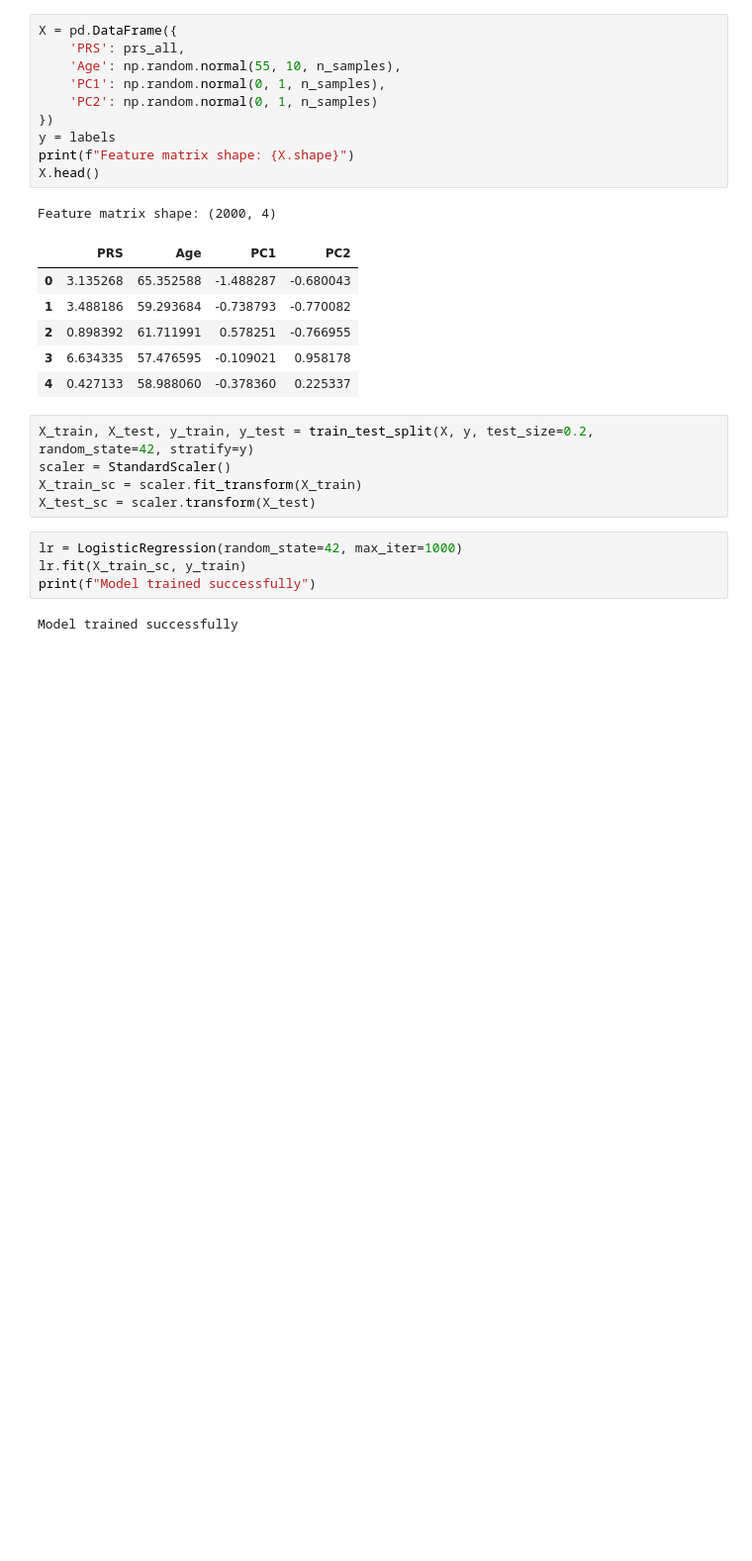
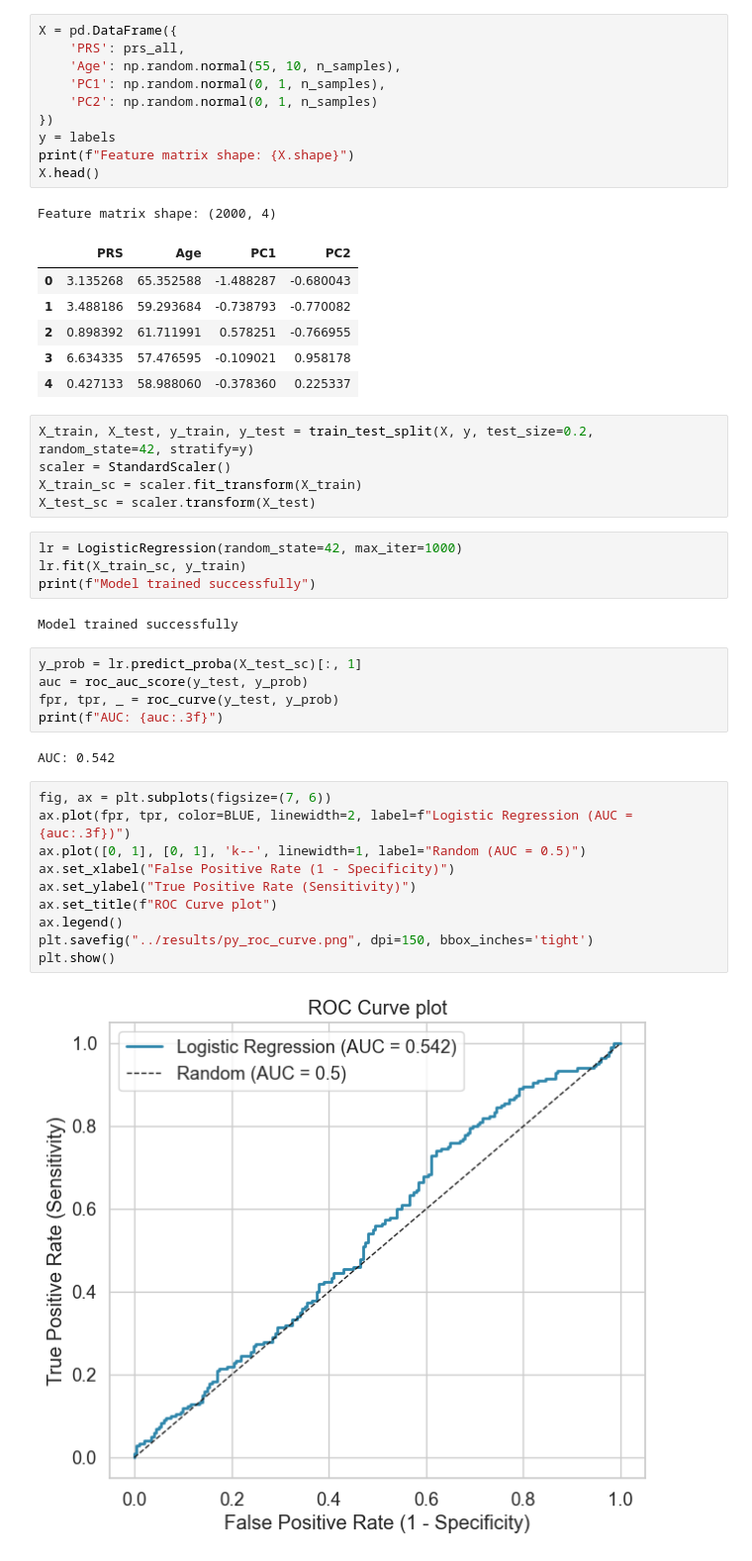
Before and after one commit to Tejasvini435/cancer-prs-analysis, a Jupyter notebook: Projects/cancer-prs-analysis/notebooks/02_prs_ml_analysis.ipynb, the cells around one changed output. Shown at 99% size. Drawn from its saved outputs; the diff is of its cells as text; blank space fills up the shorter version.

Commit message:
Complete Python notebook: ROC curve and interpretation

```diff
--- a/Projects/cancer-prs-analysis/notebooks/02_prs_ml_analysis.ipynb
+++ b/Projects/cancer-prs-analysis/notebooks/02_prs_ml_analysis.ipynb
@@ -223,3 +223,22 @@ lr.fit(X_train_sc, y_train)
 print(f"Model trained successfully")
 # %% [output]
 Model trained successfully
+# %%
+y_prob = lr.predict_proba(X_test_sc)[:, 1]
+auc = roc_auc_score(y_test, y_prob)
+fpr, tpr, _ = roc_curve(y_test, y_prob)
+print(f"AUC: {auc:.3f}")
+# %% [output]
+AUC: 0.542
+# %%
+fig, ax = plt.subplots(figsize=(7, 6))
+ax.plot(fpr, tpr, color=BLUE, linewidth=2, label=f"Logistic Regression (AUC = {auc:.3f})")
+ax.plot([0, 1], [0, 1], 'k--', linewidth=1, label="Random (AUC = 0.5)")
+ax.set_xlabel("False Positive Rate (1 - Specificity)")
+ax.set_ylabel("True Positive Rate (Sensitivity)")
+ax.set_title(f"ROC Curve plot")
+ax.legend()
+plt.savefig("../results/py_roc_curve.png", dpi=150, bbox_inches='tight')
+plt.show()
+# %% [output]
+[figure, added]
```
Also changed, not shown: parts of 1 cell of this notebook, 1 other file.
